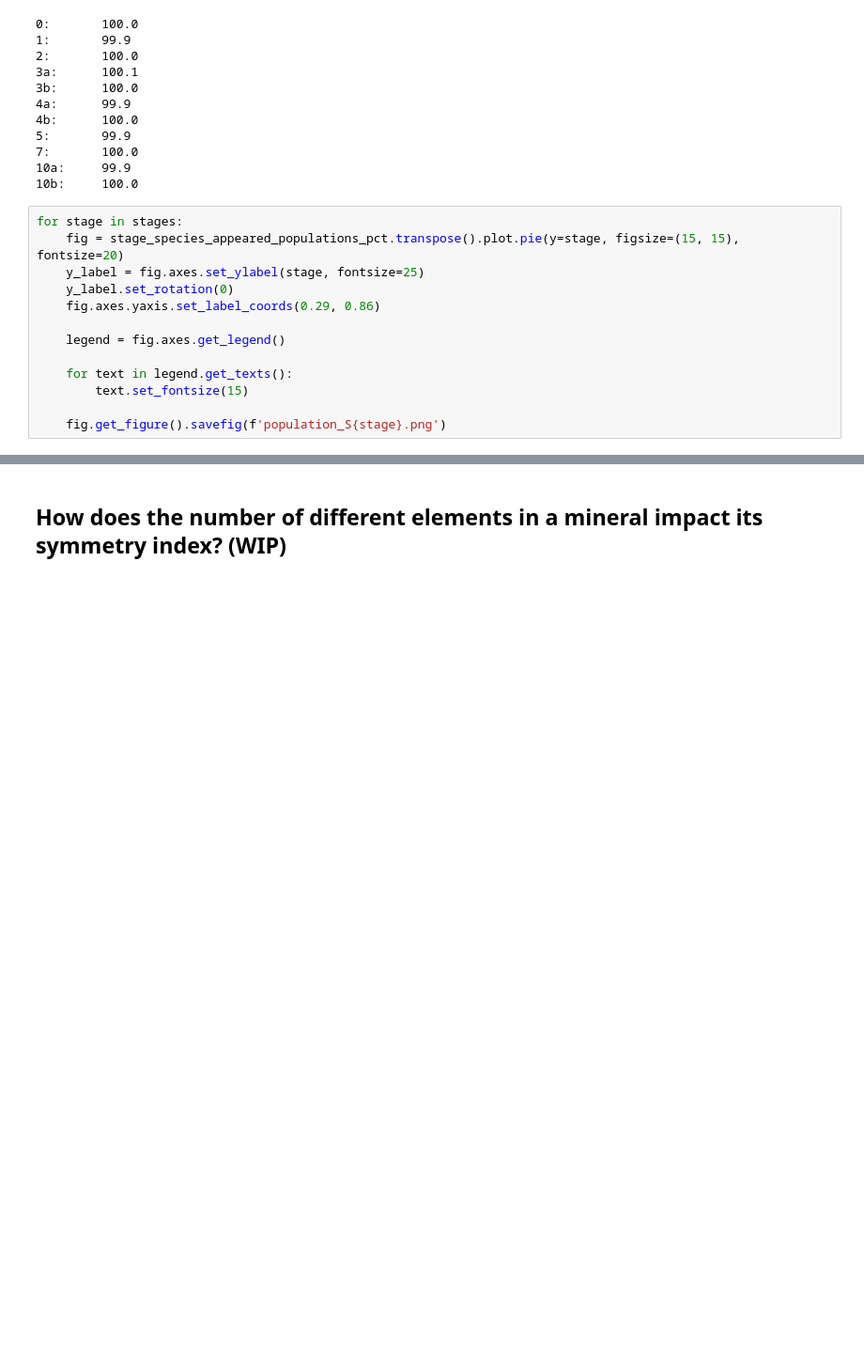
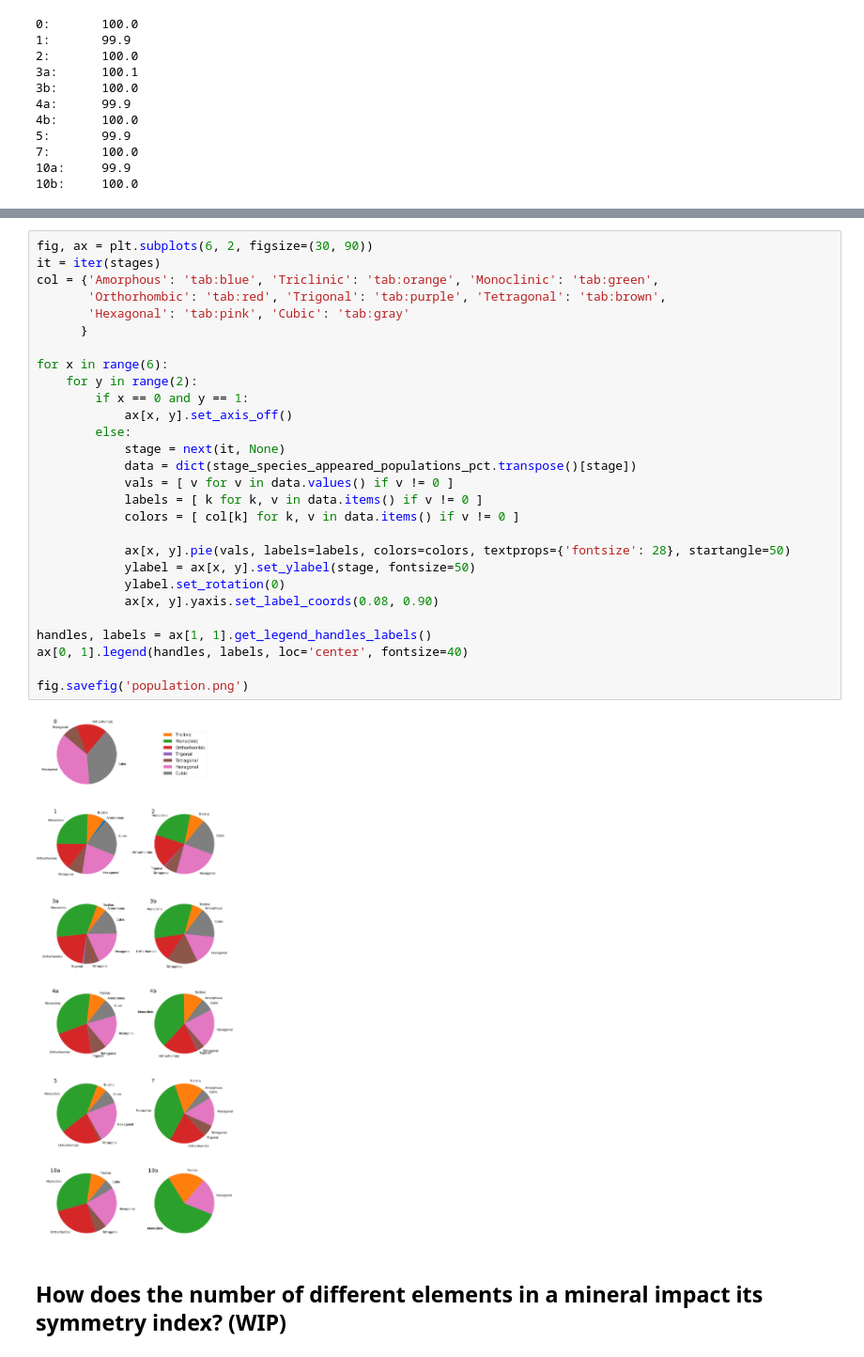
Before and after one commit to NoaVidovic/mineral-evolution-data, a Jupyter notebook: data_analysis_dobrovolski.ipynb, the cells around one changed output, grey strips where cells are left out. Shown at 94% size. Cells and saved outputs as stored; diff of their text form; blank space fills up the shorter version.

```diff
--- a/data_analysis_dobrovolski.ipynb
+++ b/data_analysis_dobrovolski.ipynb
@@ -359,16 +359,3 @@ for index, row in stage_species_appeared_populations_pct.iterrows():
 7:       100.0
 10a:     99.9
 10b:     100.0
-# %%
-for stage in stages:
-    fig = stage_species_appeared_populations_pct.transpose().plot.pie(y=stage, figsize=(15, 15), fontsize=20)
-    y_label = fig.axes.set_ylabel(stage, fontsize=25)
-    y_label.set_rotation(0)
-    fig.axes.yaxis.set_label_coords(0.29, 0.86)
-
-    legend = fig.axes.get_legend()
-
-    for text in legend.get_texts():
-        text.set_fontsize(15)
-
-    fig.get_figure().savefig(f'population_S{stage}.png')
@@ -387,3 +373,33 @@ for stage in stages:
+# %%
+fig, ax = plt.subplots(6, 2, figsize=(30, 90))
+it = iter(stages)
+col = {'Amorphous': 'tab:blue', 'Triclinic': 'tab:orange', 'Monoclinic': 'tab:green',
+       'Orthorhombic': 'tab:red', 'Trigonal': 'tab:purple', 'Tetragonal': 'tab:brown',
+       'Hexagonal': 'tab:pink', 'Cubic': 'tab:gray'
+      }
+
+for x in range(6):
+    for y in range(2):
+        if x == 0 and y == 1:
+            ax[x, y].set_axis_off()
+        else:
+            stage = next(it, None)
+            data = dict(stage_species_appeared_populations_pct.transpose()[stage])
+            vals = [ v for v in data.values() if v != 0 ]
+            labels = [ k for k, v in data.items() if v != 0 ]
+            colors = [ col[k] for k, v in data.items() if v != 0 ]
+
+            ax[x, y].pie(vals, labels=labels, colors=colors, textprops={'fontsize': 28}, startangle=50)
+            ylabel = ax[x, y].set_ylabel(stage, fontsize=50)
+            ylabel.set_rotation(0)
+            ax[x, y].yaxis.set_label_coords(0.08, 0.90)
+
+handles, labels = ax[1, 1].get_legend_handles_labels()
+ax[0, 1].legend(handles, labels, loc='center', fontsize=40)
+
+fig.savefig('population.png')
+# %% [output]
+[figure, added]
 # %% [markdown]
 ## How does the number of different elements in a mineral impact its symmetry index? (WIP)
 # %%
```
Also changed, not shown: parts of 2 cells of this notebook, 2 other files.
